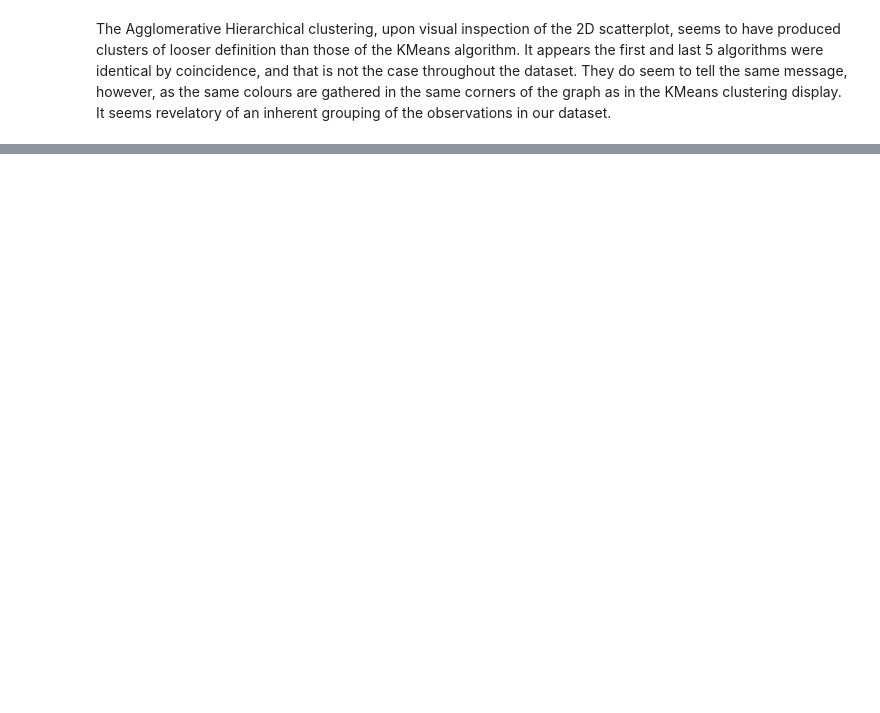
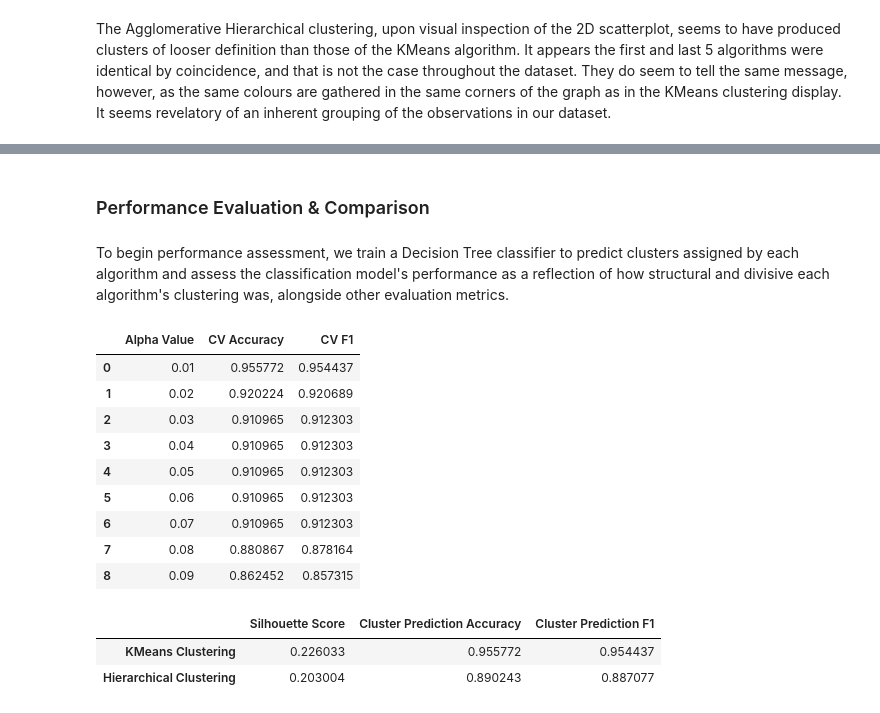
Before and after one commit to Kamsi01/customer-segmentation, a Jupyter notebook: customer segmentation.ipynb, the cells around one changed output, grey strips where cells are left out. Saved outputs shown, nothing was run; the diff lists cells and outputs as text; code cells hidden in the pictures; blank space fills up the shorter version.

```diff
--- a/customer segmentation.ipynb
+++ b/customer segmentation.ipynb
@@ -594,0 +589,4 @@ Now, we assess results of our clusterings, compare performance of both algorithm
+# %% [markdown]
+### Performance Evaluation & Comparison
+# %% [markdown]
+To begin performance assessment, we train a Decision Tree classifier to predict clusters assigned by each algorithm and assess the classification model's performance as a reflection of how structural and divisive each algorithm's clustering was, alongside other evaluation metrics.
@@ -594,0 +597,31 @@ Now, we assess results of our clusterings, compare performance of both algorithm
+# %%
+x = reduced.drop(columns=['KM Cluster', 'H Cluster'])
+y1 = reduced['KM Cluster']
+
+x_train, x_test, y_train, y_test = train_test_split(x, y1, test_size=0.2, random_state=42)
+# %%
+alphas = np.arange(0.01, 0.1, 0.01)
+models = []
+
+for alpha in alphas:
+    dt = DecisionTreeClassifier(ccp_alpha=alpha, random_state=42)
+    km_acc = cross_val_score(dt, x, y1, scoring='accuracy', cv=StratifiedKFold(n_splits=10, shuffle=True, random_state=42)).mean()
+    km_f1 = cross_val_score(dt, x, y1, scoring='f1_macro', cv=StratifiedKFold(n_splits=10, shuffle=True, random_state=42)).mean()
+    models.append({
+        'Alpha Value': alpha,
+        'CV Accuracy': km_acc,
+        'CV F1': km_f1
+    })
+# %%
+pd.DataFrame(models)
+# %% [output]
+|  | Alpha Value | CV Accuracy | CV F1 |
+| 0 | 0.01 | 0.955772 | 0.954437 |
+| 1 | 0.02 | 0.920224 | 0.920689 |
+| 2 | 0.03 | 0.910965 | 0.912303 |
+| 3 | 0.04 | 0.910965 | 0.912303 |
+| 4 | 0.05 | 0.910965 | 0.912303 |
+| 5 | 0.06 | 0.910965 | 0.912303 |
+| 6 | 0.07 | 0.910965 | 0.912303 |
+| 7 | 0.08 | 0.880867 | 0.878164 |
+| 8 | 0.09 | 0.862452 | 0.857315 |
@@ -594,0 +648,9 @@ Now, we assess results of our clusterings, compare performance of both algorithm
+# %%
+test('KM Cluster', y1)
+test('H Cluster', y2)
+
+pd.DataFrame(algos, index=['KMeans Clustering', 'Hierarchical Clustering'])
+# %% [output]
+|  | Silhouette Score | Cluster Prediction Accuracy | Cluster Prediction F1 |
+| KMeans Clustering | 0.226033 | 0.955772 | 0.954437 |
+| Hierarchical Clustering | 0.203004 | 0.890243 | 0.887077 |
```
Also changed, not shown: parts of 18 cells of this notebook.
